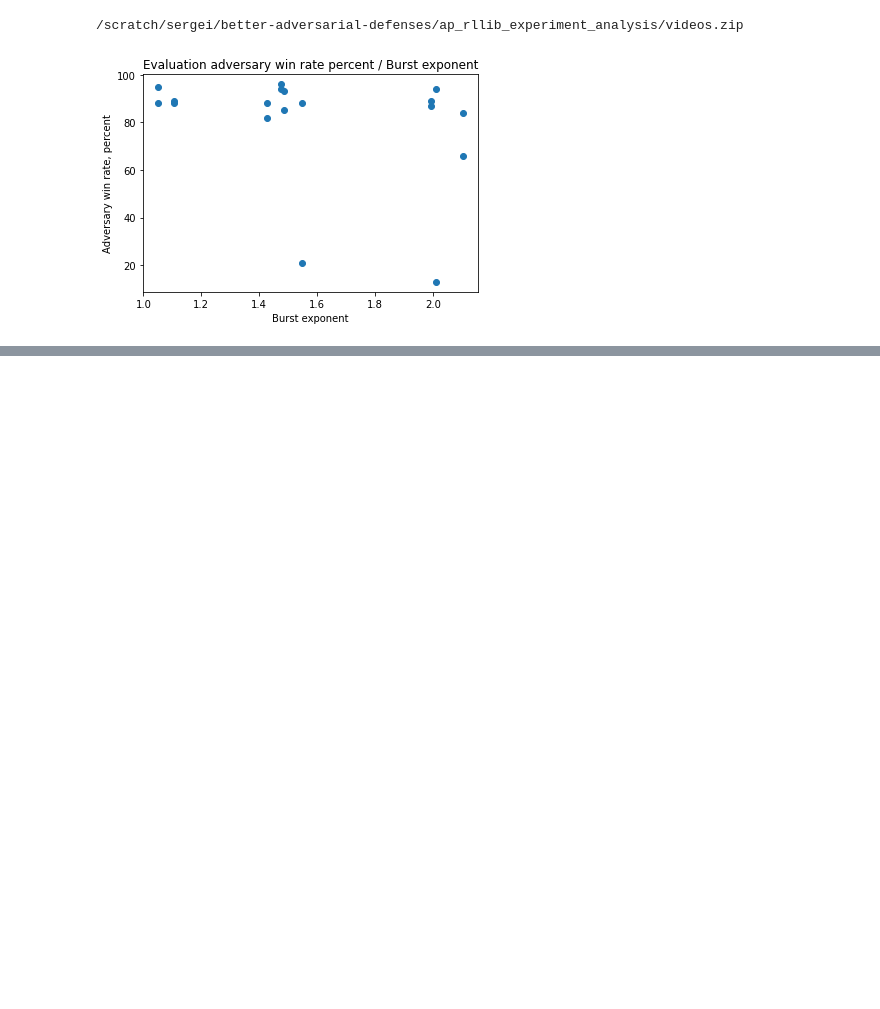
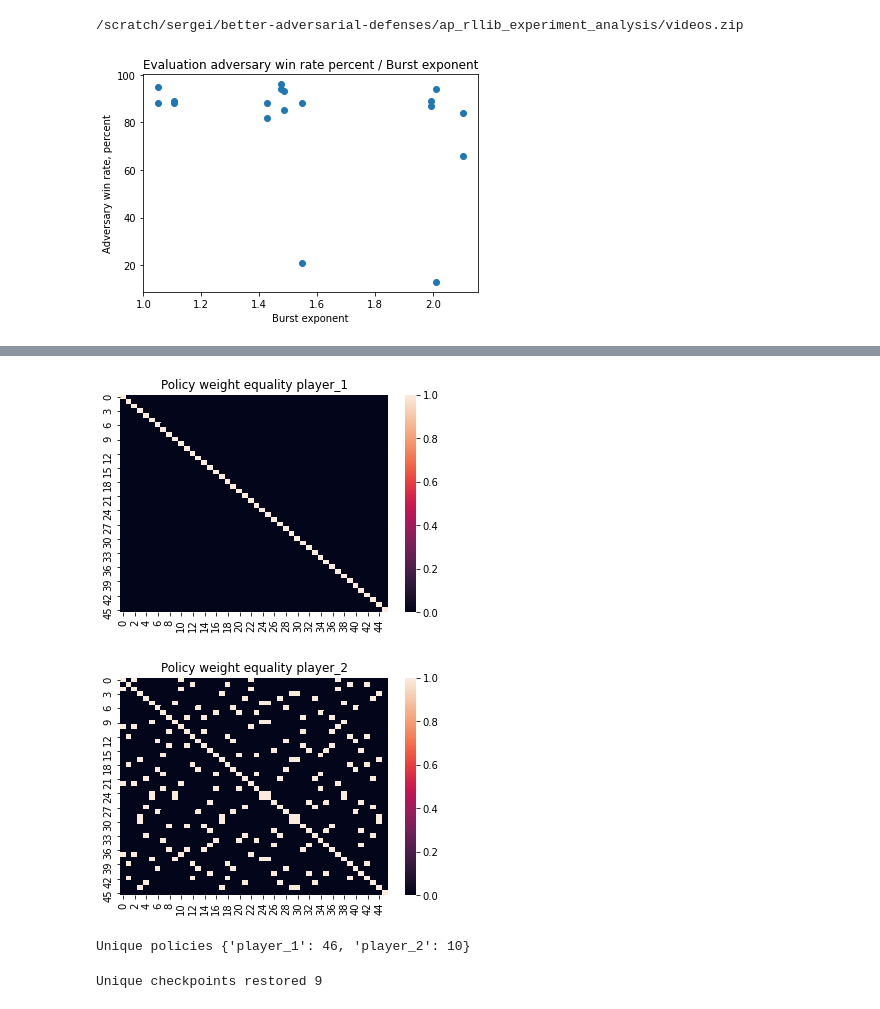
Before and after one commit to HumanCompatibleAI/better-adversarial-defenses, a Jupyter notebook: ap_rllib_experiment_analysis/youshallnotpass_rllib-analysis-eval.ipynb, the cells around one changed output, grey strips where cells are left out. Drawn from its saved outputs; the diff is of its cells as text; code cells hidden in the pictures; blank space fills up the shorter version.

```diff
--- a/ap_rllib_experiment_analysis/youshallnotpass_rllib-analysis-eval.ipynb
+++ b/ap_rllib_experiment_analysis/youshallnotpass_rllib-analysis-eval.ipynb
@@ -150,0 +218,10 @@ plt.show()
+# %%
+policies = trainer.get_weights().keys()
+# %%
+weights = {p: [] for p in policies}
+
+for _, row in df.iterrows():
+    ckpt = row.checkpoint_rllib
+    trainer.restore(ckpt)
+    for p, w in trainer.get_weights().items():
+        weights[p].append(w)
@@ -150,0 +246,20 @@ plt.show()
+# %%
+for p, w in trainer_pretrained.get_weights().items():
+    weights[p].append(w)
+# %%
+def weights_equal(w1, w2):
+    """List of weights == another list of weights?"""
+    assert len(w1) == len(w2)
+    for a, b in zip(w1, w2):
+        if not np.allclose(a, b):
+            return False
+    return True
+# %%
+for p in policies:
+    plt.title(f"Policy weight equality {p}")
+    weq = [[weights_equal(x, y) for x in weights[p]] for y in weights[p]]
+    sns.heatmap(weq)
+    plt.show()
+# %% [output]
+[figure, added]
+[figure, added]
@@ -150,0 +270,8 @@ plt.show()
+# %%
+print("Unique policies", {x: sum(y) for x, y in is_unique.items()})
+# %% [output]
+Unique policies {'player_1': 46, 'player_2': 10}
+# %%
+print("Unique checkpoints restored", len(df['config/_checkpoint_restore'].unique()))
+# %% [output]
+Unique checkpoints restored 9
```
Also changed, not shown: parts of 19 cells of this notebook, 3 other files.
